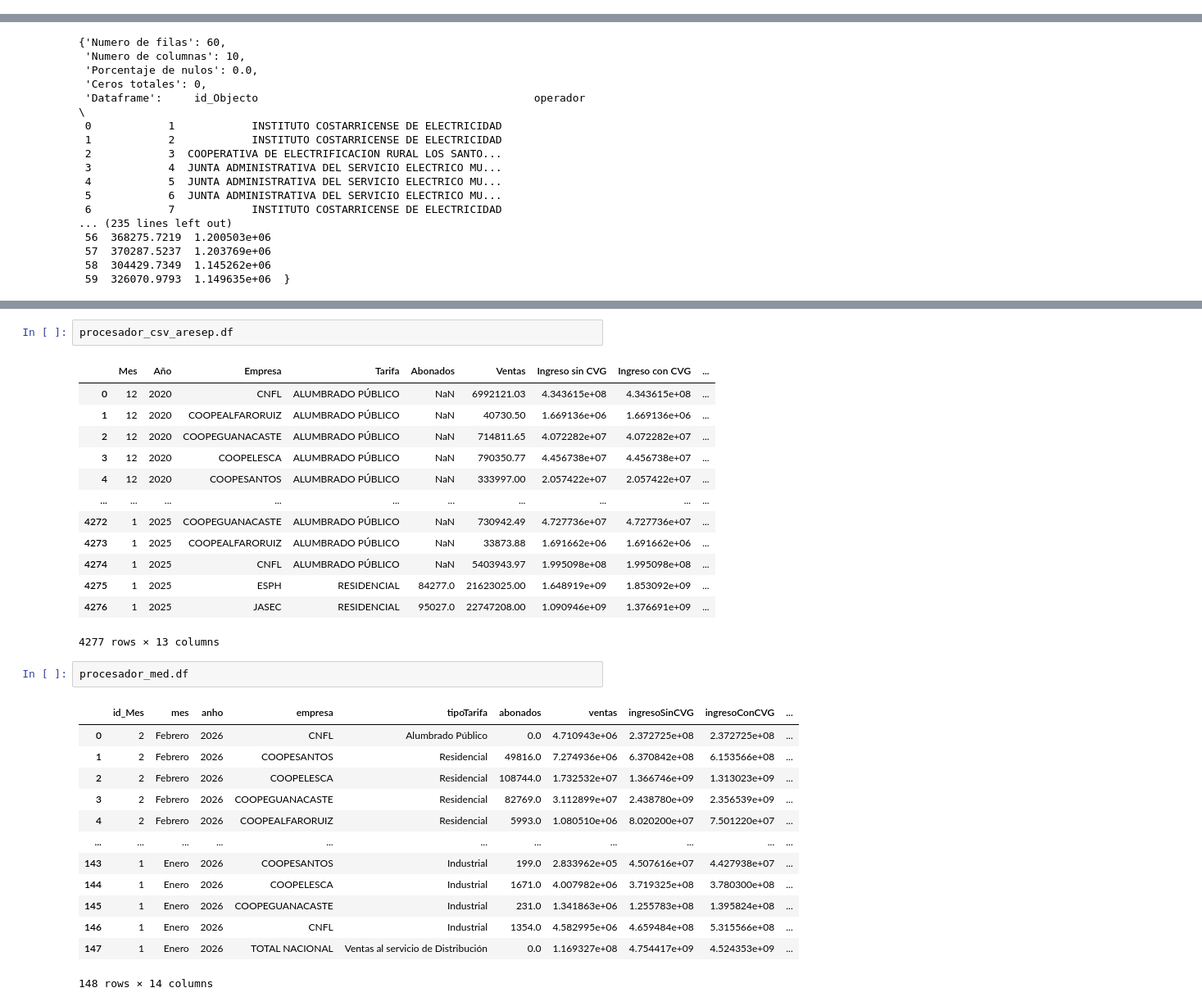
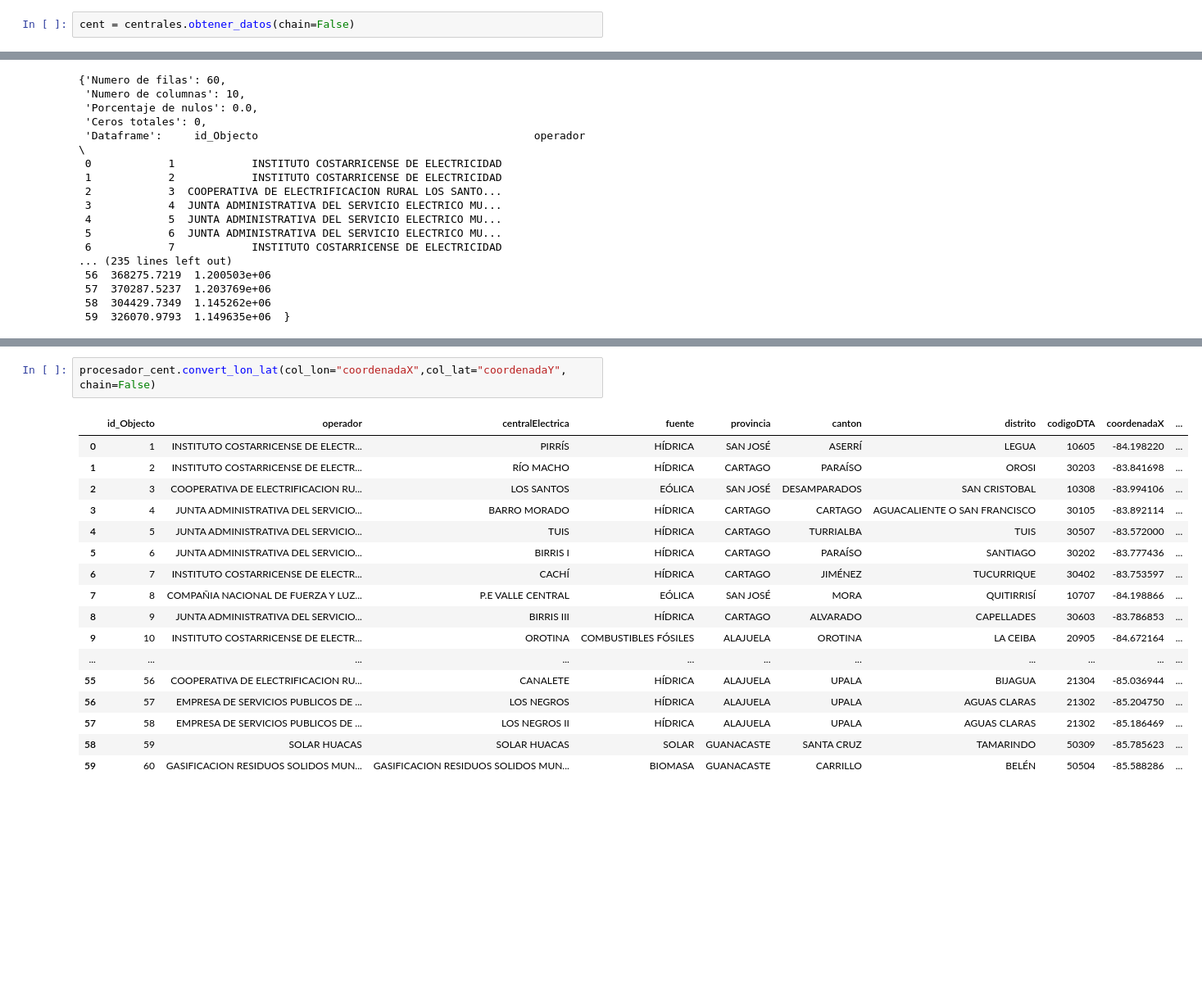
Before and after one commit to DiegoMonteroCRC/Prediccion_Consumo_Energia_Costa_Rica, a Jupyter notebook: notebooks/EDA_Centrales.ipynb, the cells around one changed output, grey strips where cells are left out. Shown at 82% size. Cells and saved outputs as stored; diff of their text form; blank space fills up the shorter version.

```diff
--- a/notebooks/Eda.ipynb
+++ b/notebooks/EDA_Centrales.ipynb
@@ -44,3 +6,5 @@ med
+# %%
+cent = centrales.obtener_datos(chain=False)
 # %%
 cent
 # %% [output]
@@ -277,32 +88,20 @@ procesador_dist.df
-# %%
-procesador_csv_aresep.df
-# %% [output]
-|  | Mes | Año | Empresa | Tarifa | Abonados | Ventas | Ingreso sin CVG | Ingreso con CVG | ... |
-| 0 | 12 | 2020 | CNFL | ALUMBRADO PÚBLICO | NaN | 6992121.03 | 4.343615e+08 | 4.343615e+08 | ... |
-| 1 | 12 | 2020 | COOPEALFARORUIZ | ALUMBRADO PÚBLICO | NaN | 40730.50 | 1.669136e+06 | 1.669136e+06 | ... |
-| 2 | 12 | 2020 | COOPEGUANACASTE | ALUMBRADO PÚBLICO | NaN | 714811.65 | 4.072282e+07 | 4.072282e+07 | ... |
-| 3 | 12 | 2020 | COOPELESCA | ALUMBRADO PÚBLICO | NaN | 790350.77 | 4.456738e+07 | 4.456738e+07 | ... |
-| 4 | 12 | 2020 | COOPESANTOS | ALUMBRADO PÚBLICO | NaN | 333997.00 | 2.057422e+07 | 2.057422e+07 | ... |
-| ... | ... | ... | ... | ... | ... | ... | ... | ... | ... |
-| 4272 | 1 | 2025 | COOPEGUANACASTE | ALUMBRADO PÚBLICO | NaN | 730942.49 | 4.727736e+07 | 4.727736e+07 | ... |
-| 4273 | 1 | 2025 | COOPEALFARORUIZ | ALUMBRADO PÚBLICO | NaN | 33873.88 | 1.691662e+06 | 1.691662e+06 | ... |
-| 4274 | 1 | 2025 | CNFL | ALUMBRADO PÚBLICO | NaN | 5403943.97 | 1.995098e+08 | 1.995098e+08 | ... |
-| 4275 | 1 | 2025 | ESPH | RESIDENCIAL | 84277.0 | 21623025.00 | 1.648919e+09 | 1.853092e+09 | ... |
-| 4276 | 1 | 2025 | JASEC | RESIDENCIAL | 95027.0 | 22747208.00 | 1.090946e+09 | 1.376691e+09 | ... |
-4277 rows × 13 columns
-# %%
-procesador_med.df
-# %% [output]
-|  | id_Mes | mes | anho | empresa | tipoTarifa | abonados | ventas | ingresoSinCVG | ingresoConCVG | ... |
-| 0 | 2 | Febrero | 2026 | CNFL | Alumbrado Público | 0.0 | 4.710943e+06 | 2.372725e+08 | 2.372725e+08 | ... |
-| 1 | 2 | Febrero | 2026 | COOPESANTOS | Residencial | 49816.0 | 7.274936e+06 | 6.370842e+08 | 6.153566e+08 | ... |
-| 2 | 2 | Febrero | 2026 | COOPELESCA | Residencial | 108744.0 | 1.732532e+07 | 1.366746e+09 | 1.313023e+09 | ... |
-| 3 | 2 | Febrero | 2026 | COOPEGUANACASTE | Residencial | 82769.0 | 3.112899e+07 | 2.438780e+09 | 2.356539e+09 | ... |
-| 4 | 2 | Febrero | 2026 | COOPEALFARORUIZ | Residencial | 5993.0 | 1.080510e+06 | 8.020200e+07 | 7.501220e+07 | ... |
-| ... | ... | ... | ... | ... | ... | ... | ... | ... | ... | ... |
-| 143 | 1 | Enero | 2026 | COOPESANTOS | Industrial | 199.0 | 2.833962e+05 | 4.507616e+07 | 4.427938e+07 | ... |
-| 144 | 1 | Enero | 2026 | COOPELESCA | Industrial | 1671.0 | 4.007982e+06 | 3.719325e+08 | 3.780300e+08 | ... |
-| 145 | 1 | Enero | 2026 | COOPEGUANACASTE | Industrial | 231.0 | 1.341863e+06 | 1.255783e+08 | 1.395824e+08 | ... |
-| 146 | 1 | Enero | 2026 | CNFL | Industrial | 1354.0 | 4.582995e+06 | 4.659484e+08 | 5.315566e+08 | ... |
-| 147 | 1 | Enero | 2026 | TOTAL NACIONAL | Ventas al servicio de Distribución | 0.0 | 1.169327e+08 | 4.754417e+09 | 4.524353e+09 | ... |
-148 rows × 14 columns
+# %%
+procesador_cent.convert_lon_lat(col_lon="coordenadaX",col_lat="coordenadaY", chain=False)
+# %% [output]
+|  | id_Objecto | operador | centralElectrica | fuente | provincia | canton | distrito | codigoDTA | coordenadaX | ... |
+| 0 | 1 | INSTITUTO COSTARRICENSE DE ELECTR... | PIRRÍS | HÍDRICA | SAN JOSÉ | ASERRÍ | LEGUA | 10605 | -84.198220 | ... |
+| 1 | 2 | INSTITUTO COSTARRICENSE DE ELECTR... | RÍO MACHO | HÍDRICA | CARTAGO | PARAÍSO | OROSI | 30203 | -83.841698 | ... |
+| 2 | 3 | COOPERATIVA DE ELECTRIFICACION RU... | LOS SANTOS | EÓLICA | SAN JOSÉ | DESAMPARADOS | SAN CRISTOBAL | 10308 | -83.994106 | ... |
+| 3 | 4 | JUNTA ADMINISTRATIVA DEL SERVICIO... | BARRO MORADO | HÍDRICA | CARTAGO | CARTAGO | AGUACALIENTE O SAN FRANCISCO | 30105 | -83.892114 | ... |
+| 4 | 5 | JUNTA ADMINISTRATIVA DEL SERVICIO... | TUIS | HÍDRICA | CARTAGO | TURRIALBA | TUIS | 30507 | -83.572000 | ... |
+| 5 | 6 | JUNTA ADMINISTRATIVA DEL SERVICIO... | BIRRIS I | HÍDRICA | CARTAGO | PARAÍSO | SANTIAGO | 30202 | -83.777436 | ... |
+| 6 | 7 | INSTITUTO COSTARRICENSE DE ELECTR... | CACHÍ | HÍDRICA | CARTAGO | JIMÉNEZ | TUCURRIQUE | 30402 | -83.753597 | ... |
+| 7 | 8 | COMPAÑIA NACIONAL DE FUERZA Y LUZ... | P.E VALLE CENTRAL | EÓLICA | SAN JOSÉ | MORA | QUITIRRISÍ | 10707 | -84.198866 | ... |
+| 8 | 9 | JUNTA ADMINISTRATIVA DEL SERVICIO... | BIRRIS III | HÍDRICA | CARTAGO | ALVARADO | CAPELLADES | 30603 | -83.786853 | ... |
+| 9 | 10 | INSTITUTO COSTARRICENSE DE ELECTR... | OROTINA | COMBUSTIBLES FÓSILES | ALAJUELA | OROTINA | LA CEIBA | 20905 | -84.672164 | ... |
+| ... | ... | ... | ... | ... | ... | ... | ... | ... | ... | ... |
+| 55 | 56 | COOPERATIVA DE ELECTRIFICACION RU... | CANALETE | HÍDRICA | ALAJUELA | UPALA | BIJAGUA | 21304 | -85.036944 | ... |
+| 56 | 57 | EMPRESA DE SERVICIOS PUBLICOS DE ... | LOS NEGROS | HÍDRICA | ALAJUELA | UPALA | AGUAS CLARAS | 21302 | -85.204750 | ... |
+| 57 | 58 | EMPRESA DE SERVICIOS PUBLICOS DE ... | LOS NEGROS II | HÍDRICA | ALAJUELA | UPALA | AGUAS CLARAS | 21302 | -85.186469 | ... |
+| 58 | 59 | SOLAR HUACAS | SOLAR HUACAS | SOLAR | GUANACASTE | SANTA CRUZ | TAMARINDO | 50309 | -85.785623 | ... |
+| 59 | 60 | GASIFICACION RESIDUOS SOLIDOS MUN... | GASIFICACION RESIDUOS SOLIDOS MUN... | BIOMASA | GUANACASTE | CARRILLO | BELÉN | 50504 | -85.588286 | ... |
```
Also changed, not shown: parts of 18 cells of this notebook, 36 other files.
